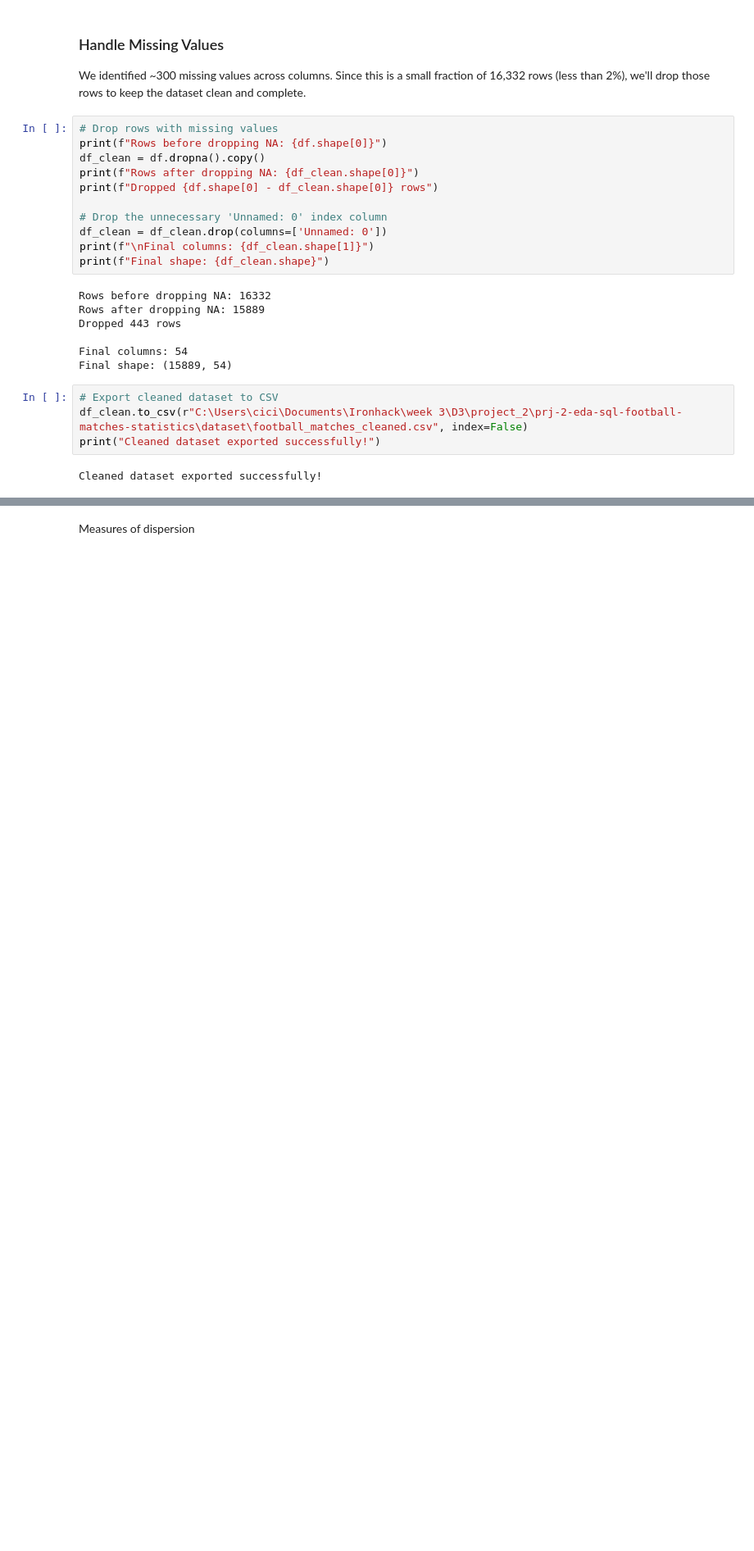
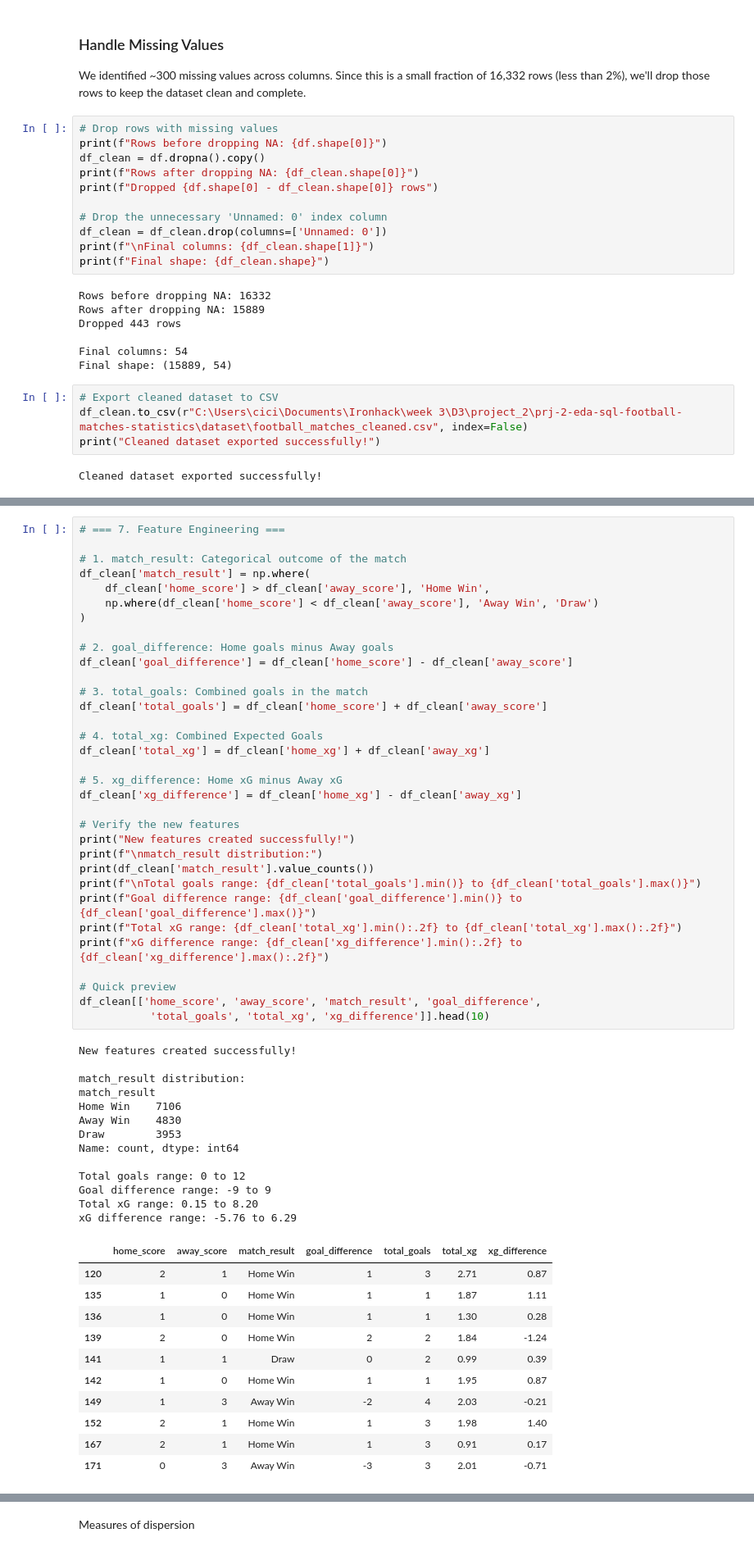
Before and after one commit to magrimuc/prj-2-eda-sql-football-matches-statistics, a Jupyter notebook: octavian_notebook.ipynb, the cells around one changed output, grey strips where cells are left out. Shown at 82% size. Cells and saved outputs as stored; diff of their text form; blank space fills up the shorter version.

```diff
--- a/octavian_notebook.ipynb
+++ b/octavian_notebook.ipynb
@@ -377 +466,59 @@ memory usage: 6.7 MB
+# %%
+# === 7. Feature Engineering ===
+
+# 1. match_result: Categorical outcome of the match
+df_clean['match_result'] = np.where(
+    df_clean['home_score'] > df_clean['away_score'], 'Home Win',
+    np.where(df_clean['home_score'] < df_clean['away_score'], 'Away Win', 'Draw')
+)
+
+# 2. goal_difference: Home goals minus Away goals
+df_clean['goal_difference'] = df_clean['home_score'] - df_clean['away_score']
+
+# 3. total_goals: Combined goals in the match
+df_clean['total_goals'] = df_clean['home_score'] + df_clean['away_score']
+
+# 4. total_xg: Combined Expected Goals
+df_clean['total_xg'] = df_clean['home_xg'] + df_clean['away_xg']
+
+# 5. xg_difference: Home xG minus Away xG
+df_clean['xg_difference'] = df_clean['home_xg'] - df_clean['away_xg']
+
+# Verify the new features
+print("New features created successfully!")
+print(f"\nmatch_result distribution:")
+print(df_clean['match_result'].value_counts())
+print(f"\nTotal goals range: {df_clean['total_goals'].min()} to {df_clean['total_goals'].max()}")
+print(f"Goal difference range: {df_clean['goal_difference'].min()} to {df_clean['goal_difference'].max()}")
+print(f"Total xG range: {df_clean['total_xg'].min():.2f} to {df_clean['total_xg'].max():.2f}")
+print(f"xG difference range: {df_clean['xg_difference'].min():.2f} to {df_clean['xg_difference'].max():.2f}")
+
+# Quick preview
+df_clean[['home_score', 'away_score', 'match_result', 'goal_difference',
+           'total_goals', 'total_xg', 'xg_difference']].head(10)
+# %% [output]
+New features created successfully!
+
+match_result distribution:
+match_result
+Home Win    7106
+Away Win    4830
+Draw        3953
+Name: count, dtype: int64
+
+Total goals range: 0 to 12
+Goal difference range: -9 to 9
+Total xG range: 0.15 to 8.20
+xG difference range: -5.76 to 6.29
+|  | home_score | away_score | match_result | goal_difference | total_goals | total_xg | xg_difference |
+| 120 | 2 | 1 | Home Win | 1 | 3 | 2.71 | 0.87 |
+| 135 | 1 | 0 | Home Win | 1 | 1 | 1.87 | 1.11 |
+| 136 | 1 | 0 | Home Win | 1 | 1 | 1.30 | 0.28 |
+| 139 | 2 | 0 | Home Win | 2 | 2 | 1.84 | -1.24 |
+| 141 | 1 | 1 | Draw | 0 | 2 | 0.99 | 0.39 |
+| 142 | 1 | 0 | Home Win | 1 | 1 | 1.95 | 0.87 |
+| 149 | 1 | 3 | Away Win | -2 | 4 | 2.03 | -0.21 |
+| 152 | 2 | 1 | Home Win | 1 | 3 | 1.98 | 1.40 |
+| 167 | 2 | 1 | Home Win | 1 | 3 | 0.91 | 0.17 |
+| 171 | 0 | 3 | Away Win | -3 | 3 | 2.01 | -0.71 |
 # %% [markdown]
```
Also changed, not shown: parts of 22 cells of this notebook, 1 other file.
